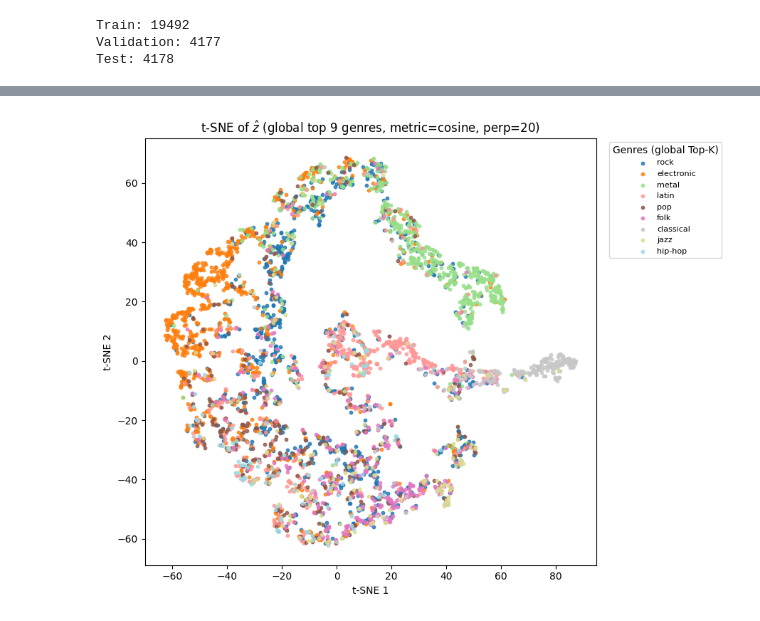
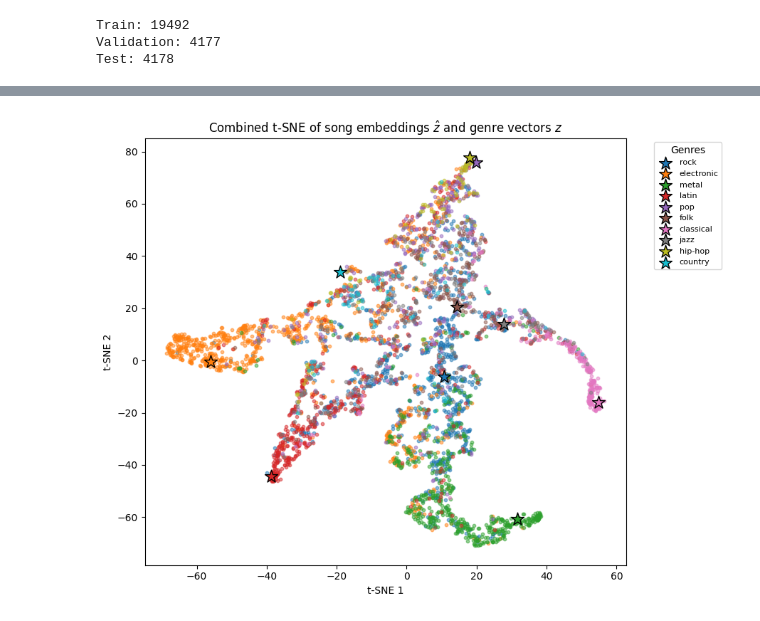
Before and after one commit to Marg0o0/Intelligent-Systems-Group-Project, a Jupyter notebook: project.ipynb, the cells around one changed output, grey strips where cells are left out. Cells and saved outputs as stored; diff of their text form; code cells hidden in the pictures.

```diff
--- a/project.ipynb
+++ b/project.ipynb
@@ -314,52 +341,65 @@ country          22        0
 # %%
-#visualizar os K generos mais frequentes
+#visualization with t-SNE
 
-model.eval(); genre_embedding.eval()
+model.eval()
+genre_embedding.eval()
 
 with torch.no_grad():
-    Zhat_val = model(X_val).cpu().numpy()
+    Zhat_val = model(X_val).cpu().numpy() #song embeddings from feature encoder
     y_val_np = y_val.cpu().numpy()
+    Zgenres = genre_embedding.embedding.weight.detach().cpu().numpy() #genre embeddings directly from the embedding layer
 
 #top-K genres
-K = 9
-counts_all = pd.Series(y_id).value_counts()
+K = 10
+counts_all = pd.Series(y_val_np).value_counts()
 topK_ids = counts_all.index[:K].to_numpy()
 topK_names = le.inverse_transform(topK_ids)
 
-# filter validation to those K
+#filter validation to those K
 mask = np.isin(y_val_np, topK_ids)
 Z = Zhat_val[mask]
 y_small = y_val_np[mask]
 
-# subsample for speed if needed
-rng = np.random.RandomState(42)
-max_points = 4000
-if len(Z) > max_points:
-    id = rng.choice(len(Z), size=max_points, replace=False)
-    Z = Z[id]; y_small = y_small[id]
+#normalize embeddings (cosine geometry)
+Zn = Z / (np.linalg.norm(Z, axis=1, keepdims=True) + 1e-12)
+Zg = Zgenres / (np.linalg.norm(Zgenres, axis=1, keepdims=True) + 1e-12)
 
-# normalize (cosine), PCA -> t-SNE
-Zn = Z / (np.linalg.norm(Z, axis=1, keepdims=True) + 1e-12)
-pca = PCA(n_components=min(50, Z.shape[1]), random_state=42)
-Zp = pca.fit_transform(Zn)
+Z_combined = np.vstack([Zn, Zg[topK_ids]])
+labels_combined = np.concatenate([y_small, topK_ids])  # to reuse genre colors
+is_genre = np.concatenate([np.zeros(len(Zn), dtype=bool), np.ones(len(topK_ids), dtype=bool)])
 
-perp = min(50, max(5, len(Zp)//200))
-tsne = TSNE(n_components=2, perplexity=perp, learning_rate='auto',
-            init='pca', metric='cosine', random_state=42)
-Z2 = tsne.fit_transform(Zp)
+# t-SNE projection
+perp = 30
+tsne = TSNE(
+    n_components=2, perplexity=perp, learning_rate='auto',
+    init='pca', metric='cosine', random_state=42
+)
+Z2_combined = tsne.fit_transform(Z_combined)
+Z2_songs = Z2_combined[~is_genre]
+Z2_genres = Z2_combined[is_genre]
 
 #plot
+plt.figure(figsize=(9,7))
 cmap = cm.get_cmap('tab10', K)
-plt.figure(figsize=(9,7))
+
+#songs
 for i, gid in enumerate(topK_ids):
     m = (y_small == gid)
-    plt.scatter(Z2[m,0], Z2[m,1], s=10, color=cmap(i), alpha=0.8, label=topK_names[i])
-plt.legend(title="Genres (global Top-K)", bbox_to_anchor=(1.02,1), loc="upper left", fontsize=8)
-plt.title(f"t-SNE of $\\hat{{z}}$ (global top {K} genres, metric=cosine, perp={perp})")
-plt.xlabel("t-SNE 1"); plt.ylabel("t-SNE 2")
-plt.tight_layout(); plt.show()
+    plt.scatter(Z2_songs[m,0], Z2_songs[m,1], s=10, color=cmap(i), alpha=0.5)
+
+#genres
+for i, gid in enumerate(topK_ids):
+    plt.scatter(Z2_genres[i,0], Z2_genres[i,1], s=180, color=cmap(i),
+                edgecolor='k', label=topK_names[i], marker='*')
+
+plt.legend(title="Genres", bbox_to_anchor=(1.05, 1), loc='upper left', fontsize=8)
+plt.title(f"Combined t-SNE of song embeddings $\\hat{{z}}$ and genre vectors $z$")
+plt.xlabel("t-SNE 1")
+plt.ylabel("t-SNE 2")
+plt.tight_layout()
+plt.show()
 # %% [output]
-[figure, old version]
+[figure, new version]
 # %%
 #fuzzy c-means clustering
 
```
Also changed, not shown: parts of 9 cells of this notebook.
